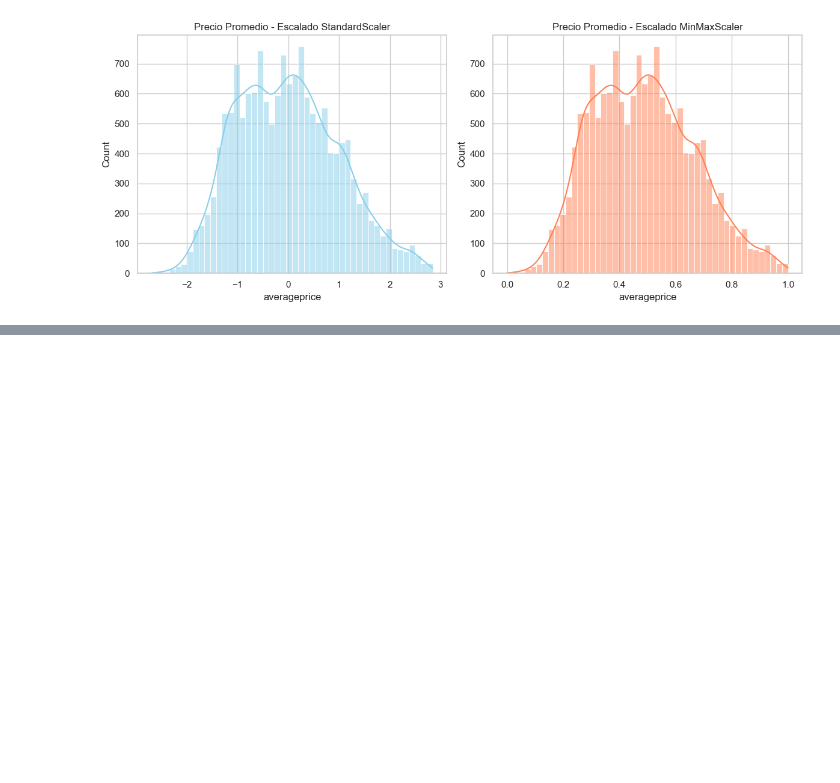
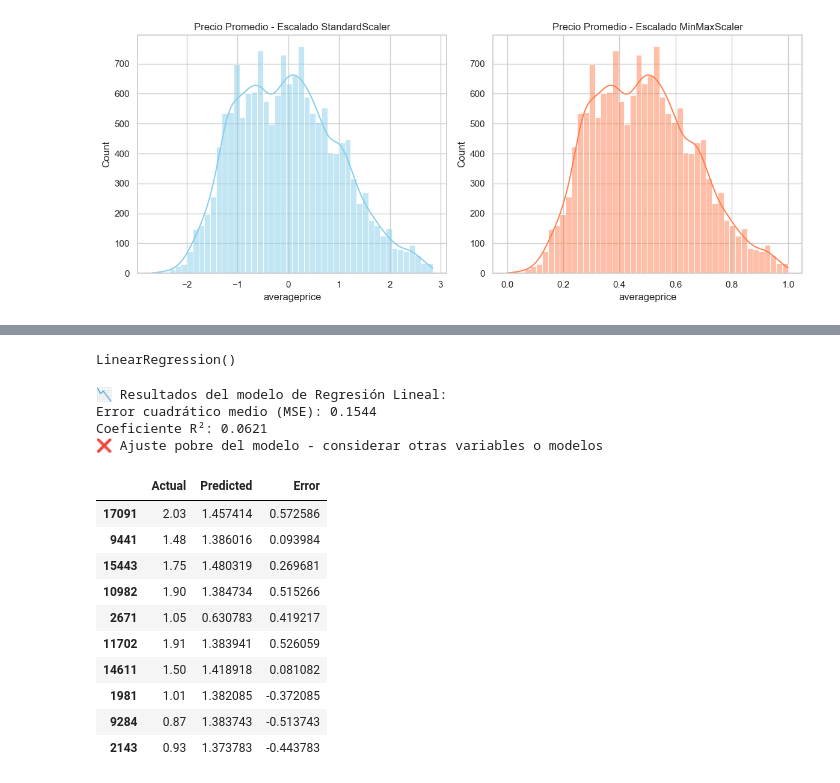
Before and after one commit to briangonzalez2/proyecto_datos_2, a Jupyter notebook: main.ipynb, the cells around one changed output, grey strips where cells are left out. Saved outputs shown, nothing was run; the diff lists cells and outputs as text; code cells hidden in the pictures; blank space fills up the shorter version.

```diff
--- a/main.ipynb
+++ b/main.ipynb
@@ -183,0 +221,5 @@ smallbags       0
+# %%
+modelo_lin = LinearRegression()
+modelo_lin.fit(X_train, y_train)
+# %% [output]
+LinearRegression()
@@ -183,0 +231,39 @@ smallbags       0
+# %%
+print("\n📉 Resultados del modelo de Regresión Lineal:")
+print(f"Error cuadrático medio (MSE): {mse_lin:.4f}")
+print(f"Coeficiente R²: {r2_lin:.4f}")
+
+# Interpretación del R²
+if r2_lin > 0.8:
+    print("✅ Excelente ajuste del modelo")
+elif r2_lin > 0.6:
+    print("✓ Buen ajuste del modelo")
+elif r2_lin > 0.4:
+    print("⚠️ Ajuste moderado del modelo")
+else:
+    print("❌ Ajuste pobre del modelo - considerar otras variables o modelos")
+# %% [output]
+📉 Resultados del modelo de Regresión Lineal:
+Error cuadrático medio (MSE): 0.1544
+Coeficiente R²: 0.0621
+❌ Ajuste pobre del modelo - considerar otras variables o modelos
+# %%
+df_pred_lin = pd.DataFrame({
+    'Actual': y_test,
+    'Predicted': y_pred_lin,
+    'Error': y_test - y_pred_lin
+})
+# %%
+df_pred_lin.head(10)
+# %% [output]
+|  | Actual | Predicted | Error |
+| 17091 | 2.03 | 1.457414 | 0.572586 |
+| 9441 | 1.48 | 1.386016 | 0.093984 |
+| 15443 | 1.75 | 1.480319 | 0.269681 |
+| 10982 | 1.90 | 1.384734 | 0.515266 |
+| 2671 | 1.05 | 0.630783 | 0.419217 |
+| 11702 | 1.91 | 1.383941 | 0.526059 |
+| 14611 | 1.50 | 1.418918 | 0.081082 |
+| 1981 | 1.01 | 1.382085 | -0.372085 |
+| 9284 | 0.87 | 1.383743 | -0.513743 |
+| 2143 | 0.93 | 1.373783 | -0.443783 |
```
Also changed, not shown: parts of 51 cells of this notebook.
